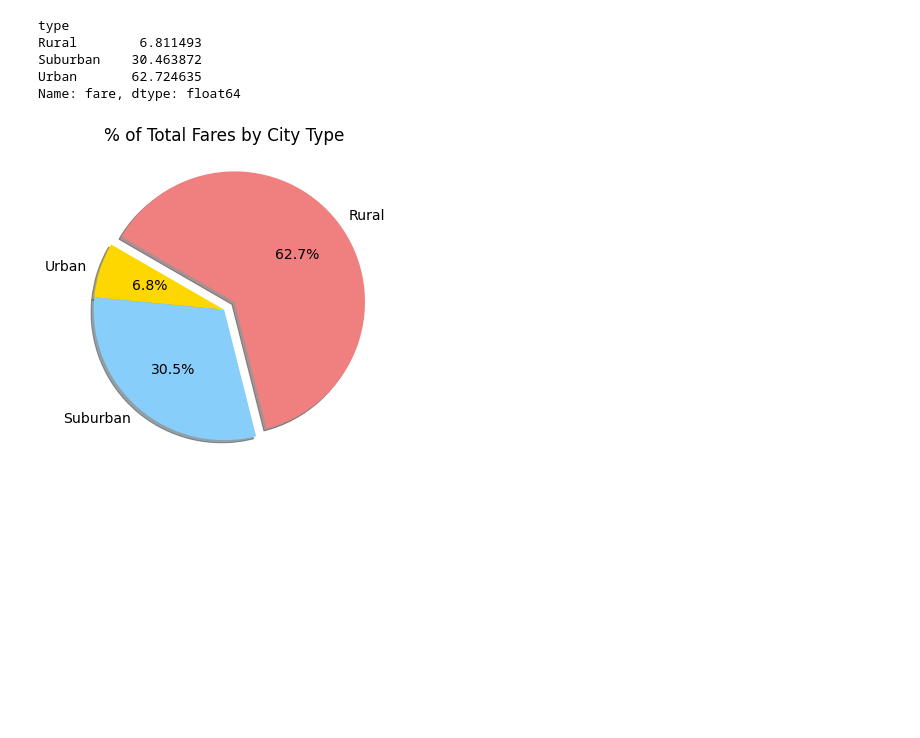
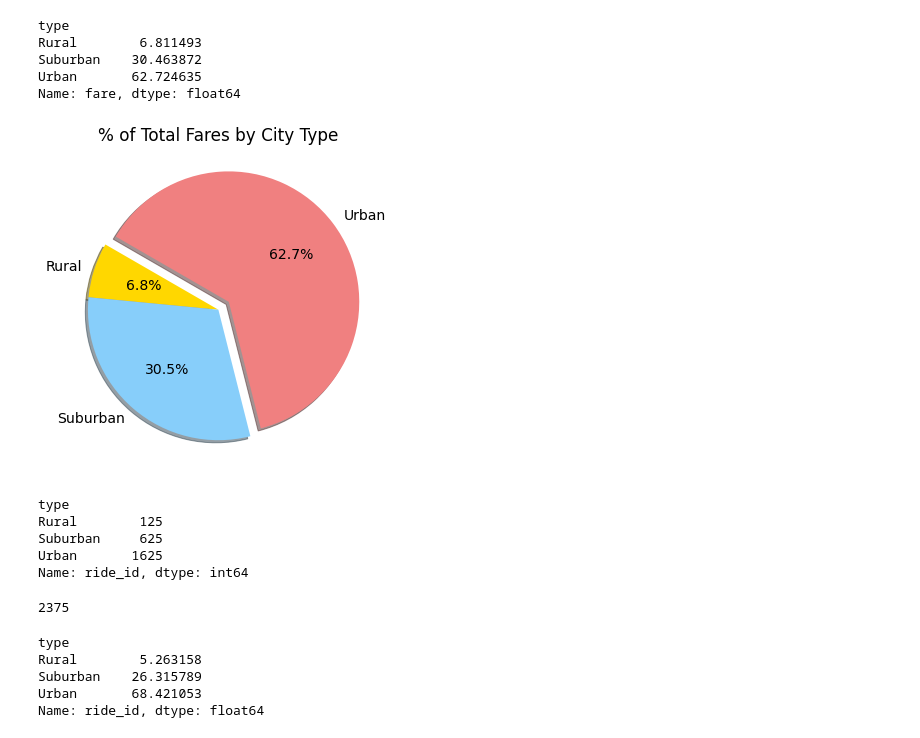
Before and after one commit to ian-zukowski/PyBer_Analysis_practice_M5, a Jupyter notebook: PyBer_Analysis_5.3_5.4.ipynb, the cells around one changed output. Saved outputs shown, nothing was run; the diff lists cells and outputs as text; code cells hidden in the pictures; blank space fills up the shorter version.

```diff
--- a/PyBer_Analysis_5.3_5.4.ipynb
+++ b/PyBer_Analysis_5.3_5.4.ipynb
@@ -784,24 +784,48 @@ Name: fare, dtype: float64
 # %%
 import matplotlib as mpl
 
 color_list = ['gold','lightskyblue','lightcoral']
 explode_values = [0,0,0.1]
+city_type_list = ['Rural','Suburban','Urban']
 
 plt.subplots(figsize=(10,6))
 
 plt.pie(type_percents,colors=color_list,startangle=150
-        ,labels = ['Rural','Suburban',]
+        ,labels = city_type_list
         ,autopct='%.1f%%'
        , explode = explode_values
        , shadow = True)
 
 # change font size using mpl
 mpl.rcParams['font.size']=14
 
 plt.title("% of Total Fares by City Type")
 
 plt.savefig('analysis/Fig5.png')
 
 plt.show()
 # %% [output]
-[figure, old version]
+[figure, new version]
+# %%
+ride_count_by_type = pyber_data_df.groupby('type').count()['ride_id']
+ride_count_by_type
+# %% [output]
+type
+Rural        125
+Suburban     625
+Urban       1625
+Name: ride_id, dtype: int64
+# %%
+total_ride_count = pyber_data_df['ride_id'].count()
+total_ride_count
+# %% [output]
+2375
+# %%
+ride_count_percentages = ride_count_by_type/total_ride_count*100
+ride_count_percentages
+# %% [output]
+type
+Rural        5.263158
+Suburban    26.315789
+Urban       68.421053
+Name: ride_id, dtype: float64
```
Also changed, not shown: parts of 1 cell of this notebook, 1 other file.
